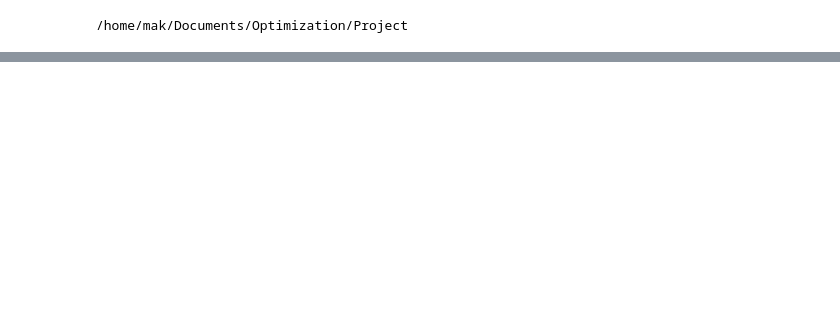
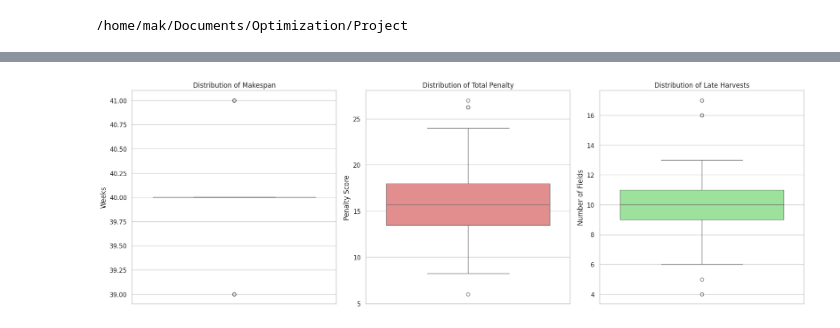
Before and after one commit to MubarizKhan/corn-planting-harvesting-optimization, a Jupyter notebook: src/simulation/monteCarlov2.ipynb, the cells around one changed output, grey strips where cells are left out. Drawn from its saved outputs; the diff is of its cells as text; code cells hidden in the pictures; blank space fills up the shorter version.

Commit message:
cleanup

```diff
--- a/src/simulation/monteCarlov2.ipynb
+++ b/src/simulation/monteCarlov2.ipynb
@@ -204,0 +522,38 @@ single_result
+# %%
+import matplotlib.pyplot as plt
+import seaborn as sns
+
+# Clean successful simulation rows
+clean_results = results_df.dropna(subset=["makespan", "total_penalty", "late_harvests"])
+
+sns.set(style="whitegrid")
+fig, axes = plt.subplots(1, 3, figsize=(18, 6))
+
+# ---------------------------------------------------------
+# Plot 1: Makespan
+# ---------------------------------------------------------
+sns.boxplot(data=clean_results, y="makespan", ax=axes[0], color="skyblue")
+axes[0].set_title("Distribution of Makespan")
+axes[0].set_ylabel("Weeks")
+axes[0].set_xlabel("")
+
+# ---------------------------------------------------------
+# Plot 2: Total Penalty
+# ---------------------------------------------------------
+sns.boxplot(data=clean_results, y="total_penalty", ax=axes[1], color="lightcoral")
+axes[1].set_title("Distribution of Total Penalty")
+axes[1].set_ylabel("Penalty Score")
+axes[1].set_xlabel("")
+
+# ---------------------------------------------------------
+# Plot 3: Late Harvests
+# ---------------------------------------------------------
+sns.boxplot(data=clean_results, y="late_harvests", ax=axes[2], color="lightgreen")
+axes[2].set_title("Distribution of Late Harvests")
+axes[2].set_ylabel("Number of Fields")
+axes[2].set_xlabel("")
+
+plt.tight_layout()
+plt.show()
+# %% [output]
+[figure, added]
```
Also changed, not shown: parts of 23 cells of this notebook, 11 other files.
